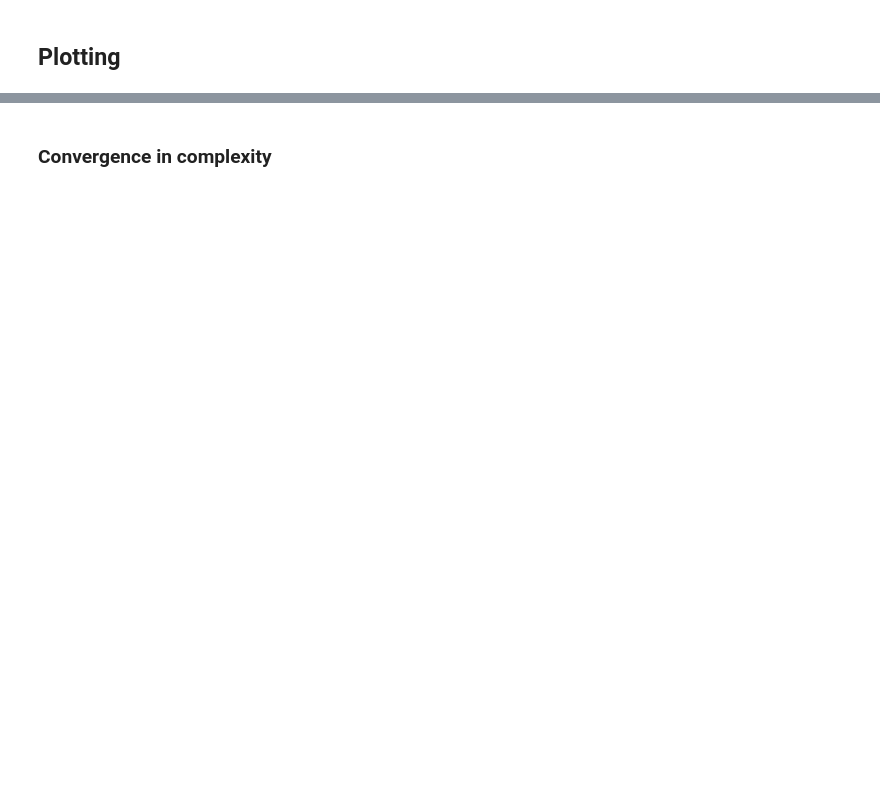
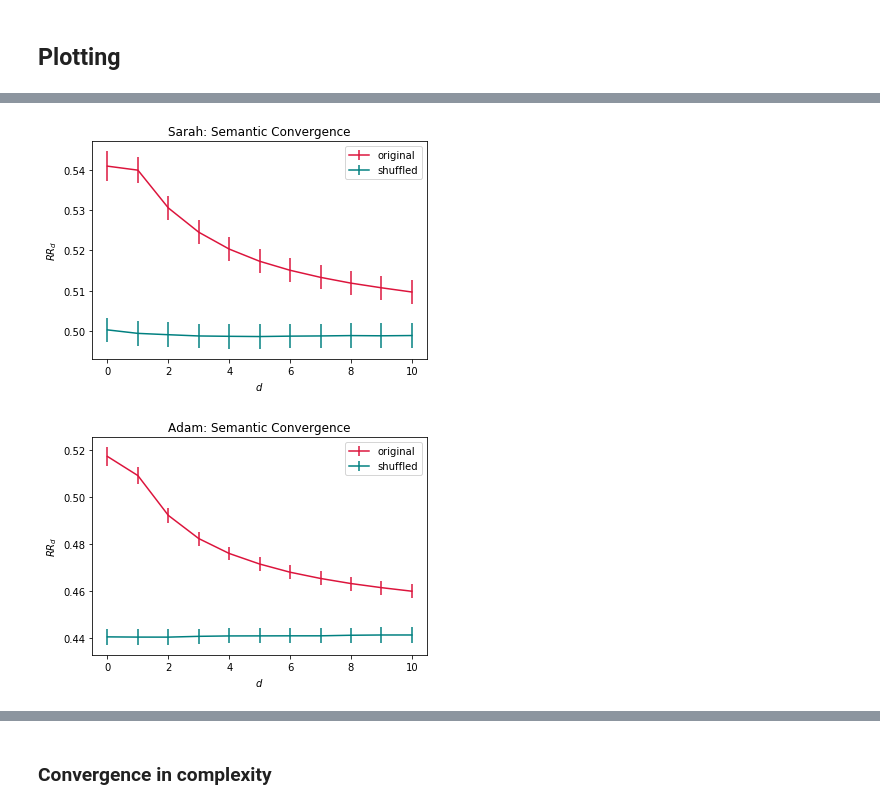
Before and after one commit to mdhk/CDM-project, a Jupyter notebook: main.ipynb, the cells around one changed output, grey strips where cells are left out. Saved outputs shown, nothing was run; the diff lists cells and outputs as text; code cells hidden in the pictures; blank space fills up the shorter version.

Commit message:
semantic convergence

```diff
--- a/main.ipynb
+++ b/main.ipynb
@@ -262,0 +109,3 @@ sarah_measures = pickle.load(open('data/pickles/sarah-measures.pkl', 'rb'))
+# %%
+adam_vectors = pickle.load(open('adam_vectors.pkl', 'rb'))
+sarah_vectors = pickle.load(open('sarah_vectors.pkl', 'rb'))
@@ -264,0 +278,3 @@ sarah_measures = pickle.load(open('data/pickles/sarah-measures.pkl', 'rb'))
+# %%
+adam_RRs = RR_over_time(adam_vectors, shuffle=False)
+adam_RRs_shf = RR_over_time(adam_vectors, shuffle=True)
@@ -264,0 +304,48 @@ sarah_measures = pickle.load(open('data/pickles/sarah-measures.pkl', 'rb'))
+# %%
+def dict_2_list(dictionary):
+    RR_per_d = [[],[],[],[],[],[],[],[],[],[],[]]
+
+    for age in sorted(dictionary.keys()):
+        for d in sorted(dictionary[age].keys()):
+            RR_per_d[d].append(dictionary[age][d])
+    return RR_per_d
+
+Sarah_per_d = dict_2_list(sarah_RRs)
+Sarah_per_d_shf = dict_2_list(sarah_RRs_shf)
+# %%
+Adam_per_d = dict_2_list(adam_RRs)
+Adam_per_d_shf = dict_2_list(adam_RRs_shf)
+# %%
+def plot_locRR(locRR, locRR_shf, title, filename=False):
+    """
+    Plot the local RR (averaged over all dialogues) at different
+    levels of d in original vs. shuffled dialogues.
+    (see Fernandez & Grimm 2014, Fig. 2)
+    """
+    plt.figure()
+    xs = [int(d) for d in range(0,11)]
+    y = [np.mean(locRR[d]) for d in range(0,11)]
+    yerr = [nansem(locRR[d]) for d in range(0,11)]
+
+    y_shf = [np.mean(locRR_shf[d]) for d in range(0,11)]
+    yerr_shf = [nansem(locRR_shf[d]) for d in range(0,11)]
+    plt.errorbar(xs, y, yerr, color='crimson', label='original')
+    plt.errorbar(xs, y_shf, yerr_shf, color='teal', label='shuffled')
+    plt.xlabel('$d$')
+    plt.ylabel('$RR_d$')
+    plt.title(title)
+    plt.legend()
+    if filename:
+        plt.savefig("figures/local_RR/" + filename, dpi=300)
+        plt.close()
+    else:
+        plt.show()
+
+locRR = Sarah_per_d
+locRR_shf = Sarah_per_d_shf
+
+plot_locRR(Sarah_per_d, Sarah_per_d_shf, title="Sarah: Semantic Convergence")#, filename="sarah_convergence")
+plot_locRR(Adam_per_d, Adam_per_d_shf, title="Adam: Semantic Convergence")#, filename="adam_convergence")
+# %% [output]
+[figure, added]
+[figure, added]
```
Also changed, not shown: parts of 32 cells of this notebook.
